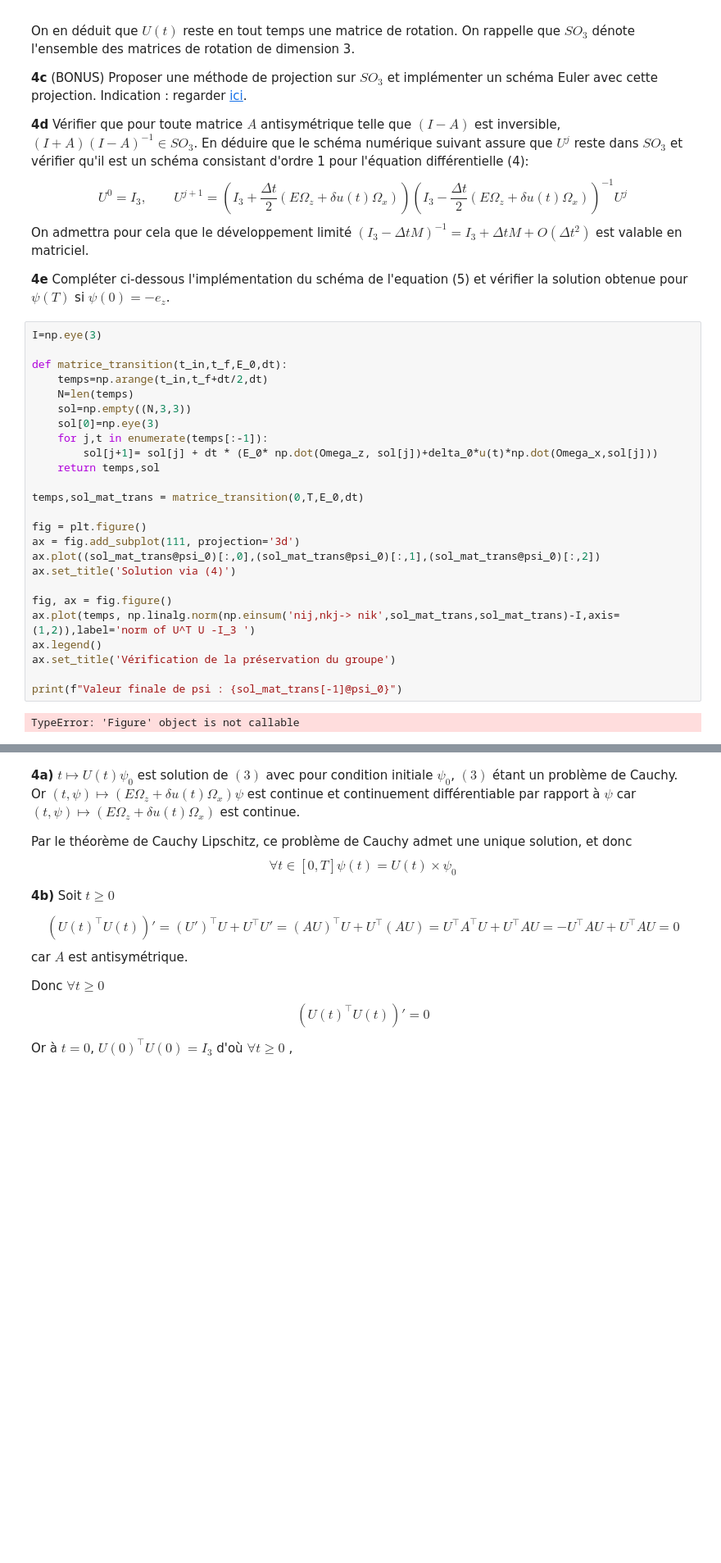
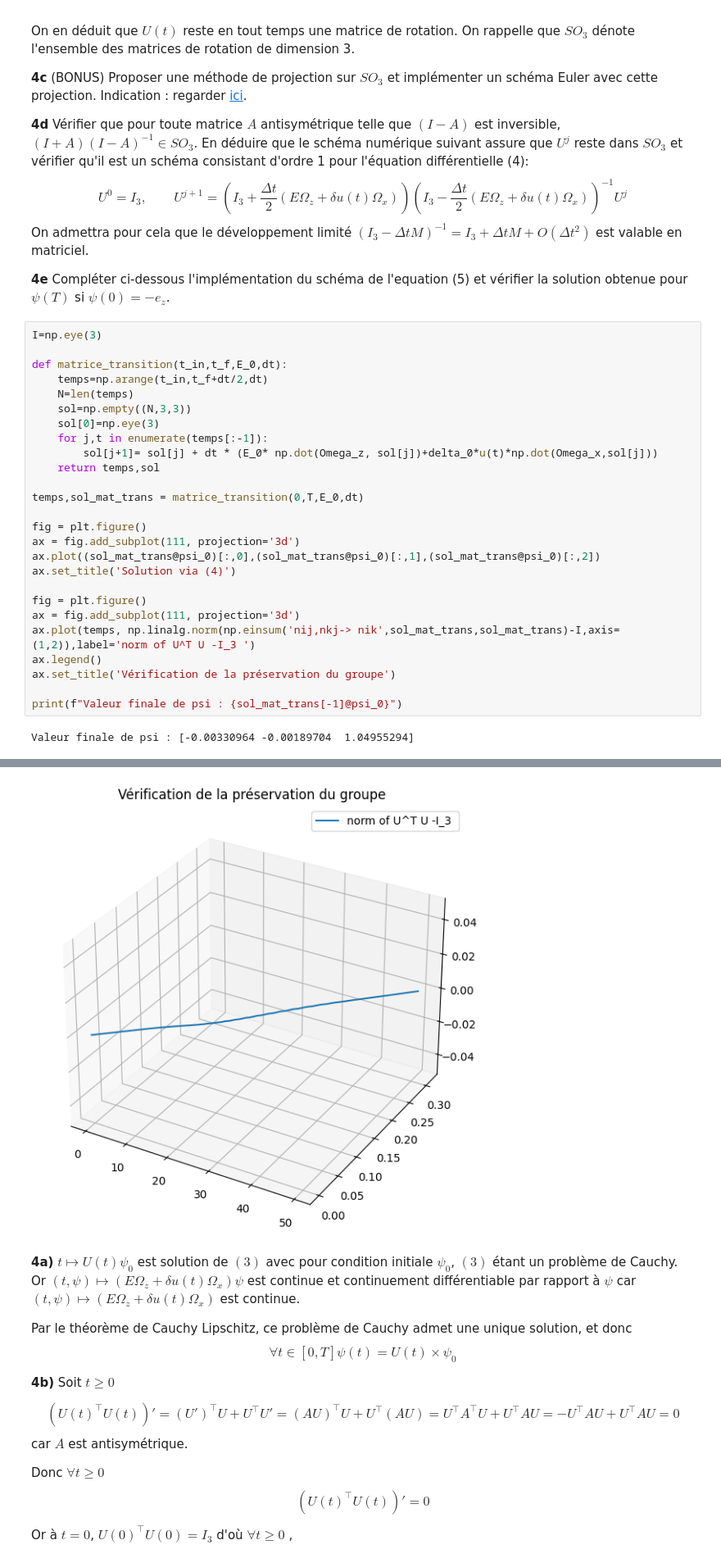
Before and after one commit to LouisedeFer/Equa-diff, a Jupyter notebook: Projet_Equations_Différentielles.ipynb, the cells around one changed output, grey strips where cells are left out. Shown: that part at 82% size. Drawn from its saved outputs; the diff is of its cells as text; blank space fills up the shorter version.

```diff
--- a/Projet_Equations_Différentielles.ipynb
+++ b/Projet_Equations_Différentielles.ipynb
@@ -423,31 +423,33 @@ On admettra pour cela que le développement limité $\left(I_3 - \Delta t M \rig
 # %%
 I=np.eye(3)
 
 def matrice_transition(t_in,t_f,E_0,dt):
     temps=np.arange(t_in,t_f+dt/2,dt)
     N=len(temps)
     sol=np.empty((N,3,3))
     sol[0]=np.eye(3)
     for j,t in enumerate(temps[:-1]):
         sol[j+1]= sol[j] + dt * (E_0* np.dot(Omega_z, sol[j])+delta_0*u(t)*np.dot(Omega_x,sol[j]))
     return temps,sol
 
 temps,sol_mat_trans = matrice_transition(0,T,E_0,dt)
 
 fig = plt.figure()
 ax = fig.add_subplot(111, projection='3d')
 ax.plot((sol_mat_trans@psi_0)[:,0],(sol_mat_trans@psi_0)[:,1],(sol_mat_trans@psi_0)[:,2])
 ax.set_title('Solution via (4)')
 
-fig, ax = fig.figure()
+fig = plt.figure()
+ax = fig.add_subplot(111, projection='3d')
 ax.plot(temps, np.linalg.norm(np.einsum('nij,nkj-> nik',sol_mat_trans,sol_mat_trans)-I,axis=(1,2)),label='norm of U^T U -I_3 ')
 ax.legend()
 ax.set_title('Vérification de la préservation du groupe')
 
 print(f"Valeur finale de psi : {sol_mat_trans[-1]@psi_0}")
 # %% [output]
-TypeError: 'Figure' object is not callable
+Valeur finale de psi : [-0.00330964 -0.00189704  1.04955294]
 [figure]
+[figure, added]
 # %% [markdown]
 **4a)** $t \mapsto U(t) \psi_0$ est solution de $(3)$ avec pour condition initiale $\psi_0$, $(3)$ étant un problème de Cauchy. Or $(t,\psi) \mapsto (E\Omega_z+ \delta u(t) \Omega_x )\psi$ est continue et continuement différentiable par rapport à $\psi$ car $(t,\psi) \mapsto (E\Omega_z+ \delta u(t) \Omega_x )$ est continue.
 
```
Also changed, not shown: parts of 1 cell of this notebook.
